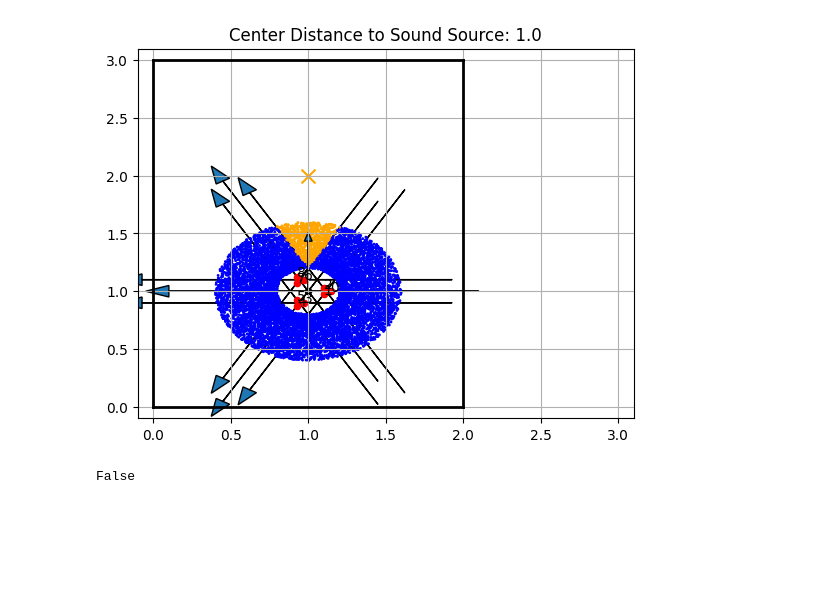
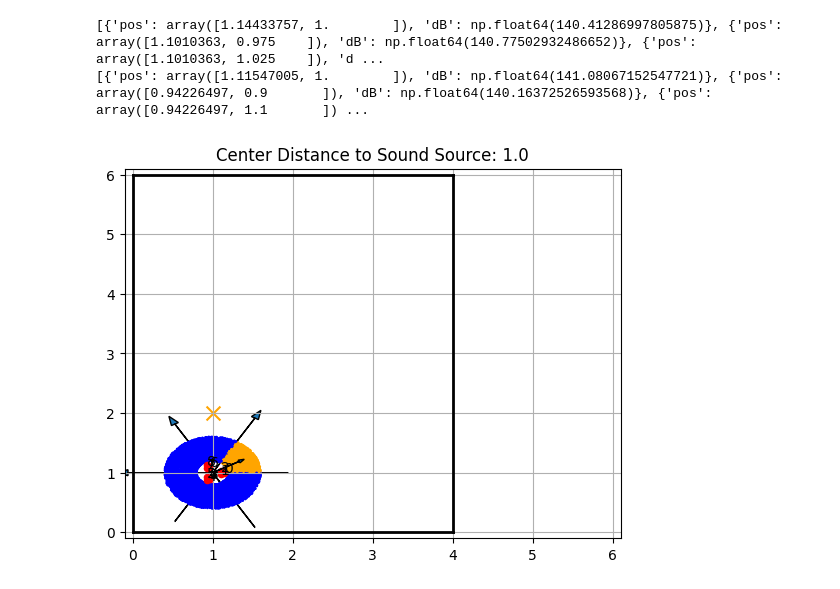
Before and after one commit to Excelsius314/SoundSim, a Jupyter notebook: pyroom_sim.ipynb, the cells around one changed output. Cells and saved outputs as stored; diff of their text form; code cells hidden in the pictures; blank space fills up the shorter version.

```diff
--- a/pyroom_sim.ipynb
+++ b/pyroom_sim.ipynb
@@ -333,7 +346,7 @@ signal_spec={"audio":audio,
 
 room_spec = {"rt60_tgt": 0.3,  # seconds
              #"room_dim": [2, 3, 2.5],  # meters
-             "room_dim": [2, 3],
+             "room_dim": [4, 6],
              "material_spec" : {"walls": "wood_1.6cm", "floor":"carpet_thin"}
              }
 
@@ -347,14 +360,17 @@ def create_room_from_spec(fs, rt60_tgt, room_dim, material_spec):
         north=material_spec["walls"],
         south=material_spec["walls"])
 
-    e_absorption, max_order = pra.inverse_sabine(rt60_tgt, room_dim)
 
-    return pra.ShoeBox(room_dim,
+
+    room = pra.ShoeBox(room_dim,
                        fs=fs,
-                       materials=m,
-                       max_order=0)
+                       materials=m,)
+
+    return room
+
+    #e_absorption, max_order = pra.inverse_sabine(rt60_tgt, room_dim)
 # %%
-def run_sound_simulation(fs, room_spec, signal_spec, mic_locs, robot_formation):
+def run_sound_simulation(fs, room_spec, signal_spec, mic_locs):
 
     room = create_room_from_spec(fs, **room_spec)
     room.add_source(signal_spec["coordinates"],
@@ -416,11 +432,11 @@ def determine_direction(simplex, formation_center, robot_distance, n_samples=100
     #inner_points = sample_in_donut(0, robot_distance, n_samples)  + formation_center.reshape(-1, 1).transpose()
     #valid_inner_points = inner_points[((A @ inner_points.transpose()) <= b).transpose().all(axis=1)]
 
-    if valid_outer_points.shape[0] ==0:
-        print("Convergence")
-        return None, outer_points
-    else:
-        return np.average(valid_outer_points, axis=0) - formation_center, outer_points
+    #if valid_outer_points.shape[0] ==0:
+    #    print("Convergence")
+    #    return None, outer_points
+    #else:
+    return np.average(valid_outer_points, axis=0) - formation_center, outer_points
 # %%
 def plot_halfspaces(separations, room_dim, microphone_locs, sound_loc, robot_formation, planned_mov_dir, sampled_points):
 
@@ -481,16 +497,16 @@ def plot_halfspaces(separations, room_dim, microphone_locs, sound_loc, robot_for
     plt.grid()
     plt.show()
 # %%
-def run_sim_step(robot_formation, plot_current_state=True):
+def run_sim_step(robot_formation, plot_current_state=True, prev_mov_dir=None):
 
     robot_microphones = robot_formation.get_microphone_positions()
 
-    simulated_signals = run_sound_simulation(fs, room_spec, signal_spec, robot_microphones.transpose(), robot_formation)
+    simulated_signals = run_sound_simulation(fs, room_spec, signal_spec, robot_microphones.transpose())
 
     microphone_data = assign_db_to_microphones(robot_microphones,
                                                simulated_signals)
 
-    separations = determine_sound_source_halfspaces(microphone_data)
+    separations = determine_sound_source_halfspaces(microphone_data, robot_formation.use_average)
     simplex = aggregate_separations_to_simplex(separations)
     mov_dir, sampled_outer_points = determine_direction(simplex, robot_formation.current_center, robot_formation.get_robot_distance())
 
@@ -504,15 +520,21 @@ def run_sim_step(robot_formation, plot_current_state=True):
                         sampled_outer_points)
 
     # Check if converged
-    if mov_dir is None:
-        return True
+    #if mov_dir is None:
+    #    return True, np.average(mov_dir + prev_avg_mov_dir)
+
+    # check if more than 90 degree direction change
+    if prev_mov_dir is not None:
+        if prev_mov_dir @ mov_dir / (np.linalg.norm(prev_mov_dir) * np.linalg.norm(prev_mov_dir)) < 0:
+            return True, None
 
     robot_formation.move_along_new_direction(mov_dir)
-    return False
+    return False, mov_dir
 # %%
 #robots = ePuck(init_center=np.array([1., 1.]), microphone_distance=0.1)
 robots = TriangleTeam(init_center=np.array([1., 1.]), ep_microphone_distance=0.05)
-run_sim_step(robots)
+conv, prev_mov_dir = run_sim_step(robots)
 # %% [output]
+[{'pos': array([1.14433757, 1.        ]), 'dB': np.float64(140.41286997805875)}, {'pos': array([1.1010363, 0.975    ]), 'dB': np.float64(140.77502932486652)}, {'pos': array([1.1010363, 1.025    ]), 'd ...
+[{'pos': array([1.11547005, 1.        ]), 'dB': np.float64(141.08067152547721)}, {'pos': array([0.94226497, 0.9       ]), 'dB': np.float64(140.16372526593568)}, {'pos': array([0.94226497, 1.1       ]) ...
-[figure, old version]
+[figure, new version]
-False
```
Also changed, not shown: parts of 19 cells of this notebook, 1 other file.
